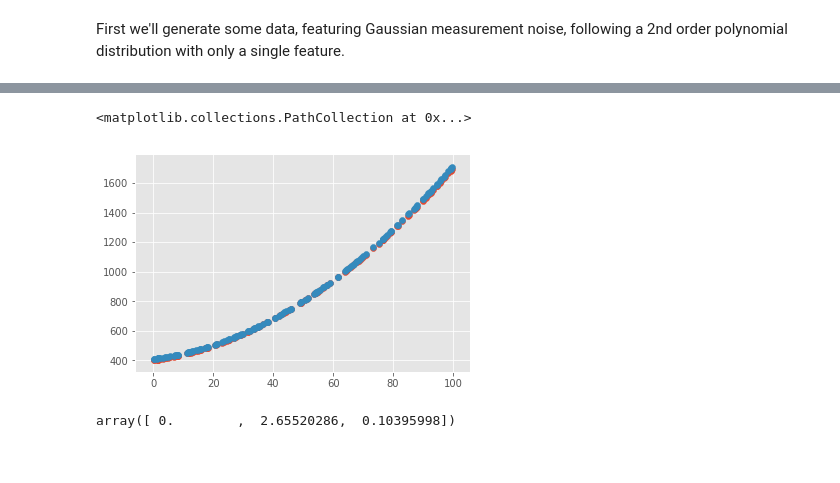
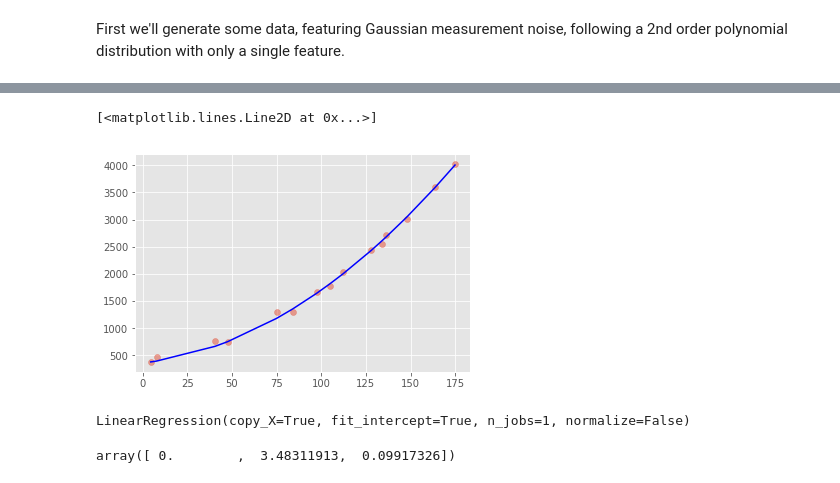
Before and after one commit to AshleySetter/MachineLearningWithScikitLearn, a Jupyter notebook: SupervisedLearning/Supervised_Learning.ipynb, the cells around one changed output, grey strips where cells are left out. Drawn from its saved outputs; the diff is of its cells as text; code cells hidden in the pictures.

```diff
--- a/SupervisedLearning/Supervised_Learning.ipynb
+++ b/SupervisedLearning/Supervised_Learning.ipynb
@@ -373,7 +373,7 @@ from sklearn.preprocessing import PolynomialFeatures
 from sklearn.linear_model import LinearRegression
 from sklearn.pipeline import make_pipeline
 # %%
-X_train, X_test, y_train, y_test, y_true_train, y_true_test = train_test_split(X, y, y_true, test_size=0.30, random_state=22)
+X_train, X_test, y_train, y_test = train_test_split(X, y, test_size=0.30, random_state=22)
 
 # we split the data into a training and testing set
 # %%
@@ -382,9 +382,5 @@ def PolynomialRegression(degree=2, **kwargs):
                          LinearRegression(**kwargs))
 
 # In Scikit-Learn, we can implement a linear regression to fit a polynomial model to data with the polynomial preprocessor and linear regression. We will use a pipeline to string these operations together.
-# %%
-X_train = np.array([X_train]).T
-# %%
-X_test = np.array([X_test]).T
 # %%
 model = PolynomialRegression(2).fit(X_train, y_train)
@@ -391,2 +389,4 @@ model = PolynomialRegression(2).fit(X_train, y_train)
+# %%
+X_test, y_test = zip(*sorted(zip(X_test, y_test))) # sort testing data
 # %%
 y_pred = model.predict(X_test)
@@ -393,11 +395,15 @@ y_pred = model.predict(X_test)
-# %%
-plt.scatter(X_test, y_true_test)
-plt.scatter(X_test, y_pred)
-# %% [output]
-<matplotlib.collections.PathCollection at 0x...>
-[figure, removed]
+# %%
+plt.scatter(X_test, y_test, alpha=0.5) # plot testing data
+plt.plot(X_test, y_pred, color='blue') # plot predicted data
+# %% [output]
+[<matplotlib.lines.Line2D at 0x...>]
+[figure, added]
 # %%
-model.steps[1][1].coef_
+model.steps[1][1]
 # %% [output]
-array([ 0.        ,  2.65520286,  0.10395998])
+LinearRegression(copy_X=True, fit_intercept=True, n_jobs=1, normalize=False)
+# %%
+model.steps[1][1].coef_ # get 2nd step of pipeline (the regression) which is a tuple of the step name and actual step and get the 2nd element - which is the actual linear regression object and then get the fitted coefficients from this
+# %% [output]
+array([ 0.        ,  3.48311913,  0.09917326])
 # %%
```
Also changed, not shown: parts of 32 cells of this notebook, 1 other file.
